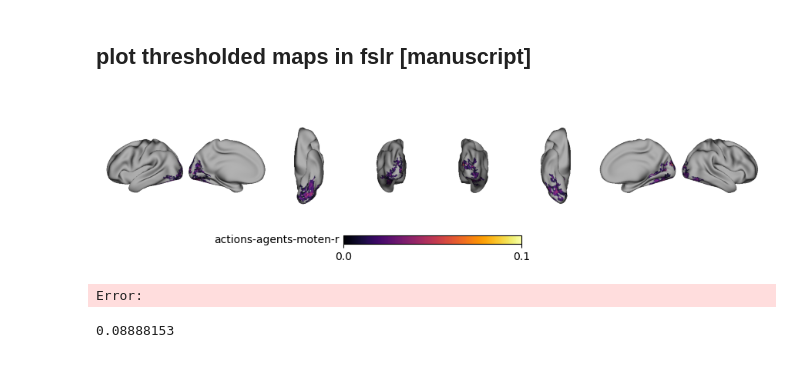
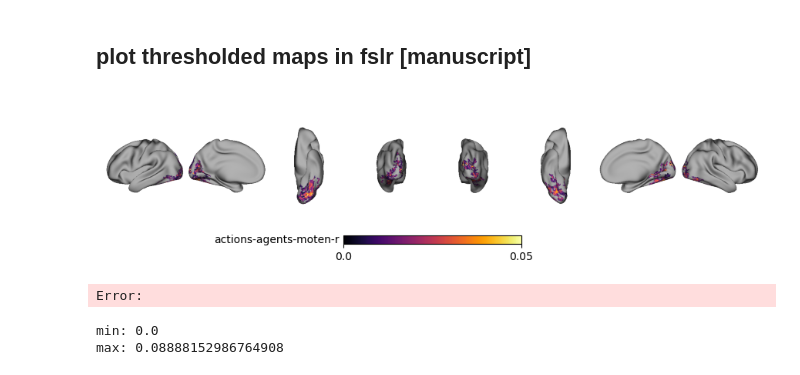
Before and after one commit to jungheejung/life-encoding, a Jupyter notebook: scripts/himalaya/glove_nested/step04_surfplot_combr_agents-actions-moten.ipynb, the cells around one changed output. Saved outputs shown, nothing was run; the diff lists cells and outputs as text; code cells hidden in the pictures.

```diff
--- a/scripts/himalaya/glove_nested/step04_surfplot_combr_agents-actions-moten.ipynb
+++ b/scripts/himalaya/glove_nested/step04_surfplot_combr_agents-actions-moten.ipynb
@@ -395,18 +395,19 @@ for hemi in hemis:
 # %%
 save_dir = f'/Users/h/Documents/projects_local/life-encoding/figure/glove_nested/{features}/variancepart'
 save_dir = f'/Users/h/jung2heejung@gmail.com - Google Drive/My Drive/life_encoding/figure/glove_nested/variancepart'
 
 Path(save_dir).mkdir(exist_ok=True, parents=True)
 for feature in nested_list: #['bg', 'agents', 'actions', 'moten']:
     thresL = f"{data_dir}/variance-{r_type}_{features}_pca-40_align-{alignment}_hemi-lh_ttest_thres-cluster{clustersize}.gii"
     thresR = f"{data_dir}/variance-{r_type}_{features}_pca-40_align-{alignment}_hemi-rh_ttest_thres-cluster{clustersize}.gii"
-    fig = fsaverage_to_fslr_and_plot(thresL, thresR, f'{features}-r', cmap='inferno',min=0, max=.1)
+    fig = fsaverage_to_fslr_and_plot(thresL, thresR, f'{features}-r', cmap='inferno',min=0, max=.05)
     fig.savefig(join(save_dir, f"{features}-r_pca-40_align-{alignment}_hemi-lh_ttest_thres-cluster{clustersize}.png"), dpi=300)
 # %% [output]
-[figure, old version]
+[figure, new version]
 Error:
 # %%
-np.nanmin(nib.load(thresL).agg_data())
-np.nanmax(nib.load(thresL).agg_data())
+print(f"min: {np.nanmin(nib.load(thresL).agg_data())}")
+print(f"max: {np.nanmax(nib.load(thresL).agg_data())}")
 # %% [output]
-0.08888153
+min: 0.0
+max: 0.08888152986764908
```
Also changed, not shown: parts of 1 cell of this notebook, 2 other files.
